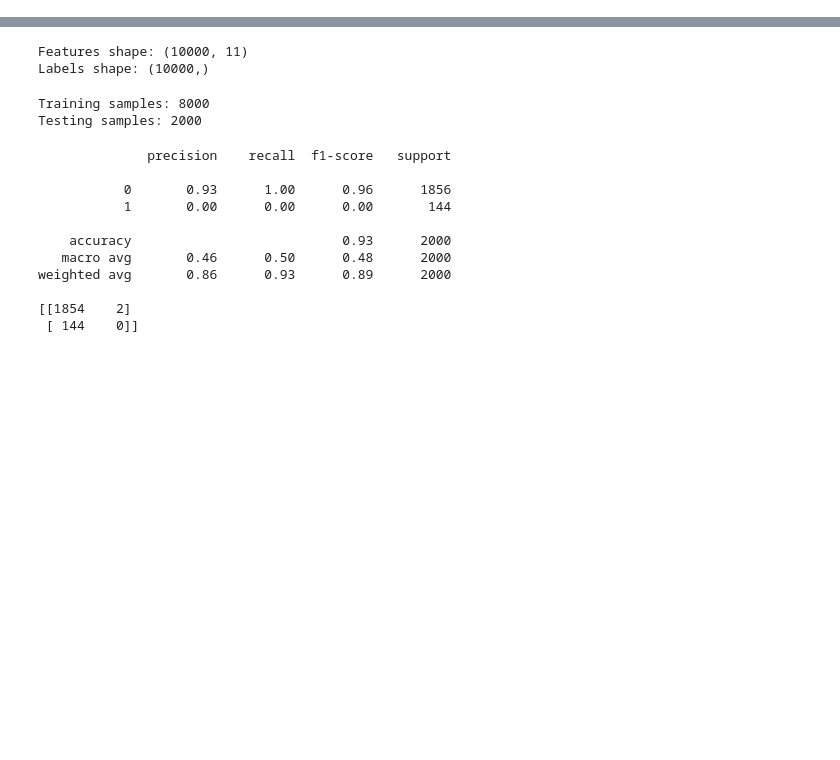
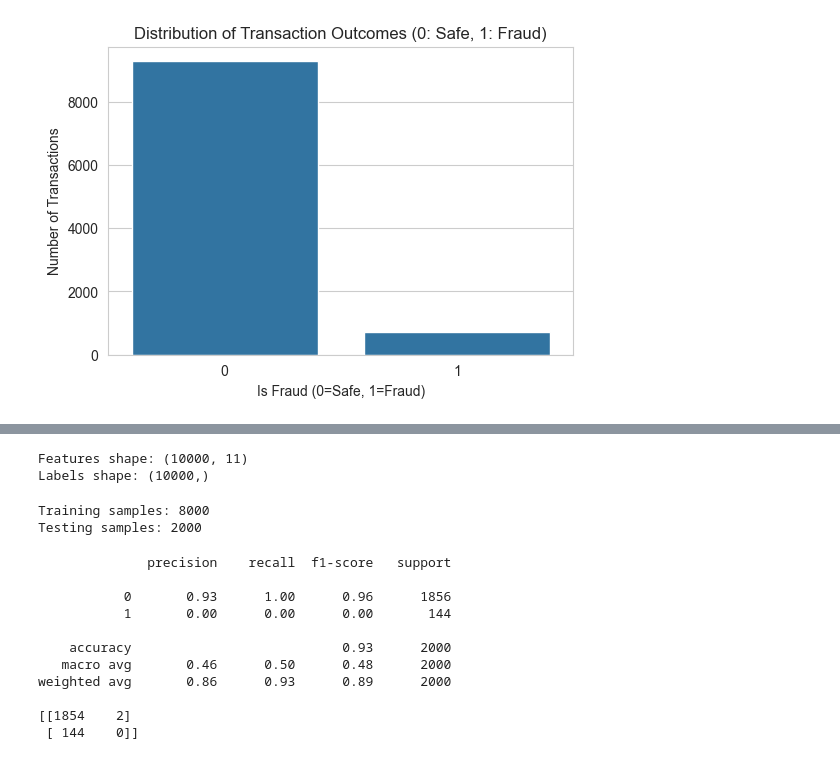
Before and after one commit to Asma-M06/Fraud-Detection, a Jupyter notebook: fraud_detection.ipynb, the cells around one changed output, grey strips where cells are left out. Drawn from its saved outputs; the diff is of its cells as text; code cells hidden in the pictures; blank space fills up the shorter version.

Commit message:
Feat: Integrated comprehensive EDA and initial data insights into notebook

```diff
--- a/fraud_detection.ipynb
+++ b/fraud_detection.ipynb
@@ -15,0 +37,95 @@ data.head()
+# %%
+import matplotlib.pyplot as plt
+import seaborn as sns
+
+# Set plotting style for better visualization
+sns.set_style("whitegrid")
+
+# Load the dataset
+# Make sure 'transactions.csv' is in the current working directory or specify the full path.
+df = pd.read_csv('data/transactions.csv')
+
+# Rename 'label' for consistency with the analysis (as it represents the fraud status)
+df = df.rename(columns={'label': 'is_fraud'})
+
+# ==============================================================================
+# 1. Initial Data Inspection
+# ==============================================================================
+print("--- 1. Initial Data Inspection ---")
+print(f"Dataset Shape: {df.shape}")
+print("\nData Types and Missing Values:")
+df.info()
+print("\nFirst 5 Rows:")
+print(df.head())
+
+# ==============================================================================
+# 2. Target Variable Analysis (Class Imbalance)
+# ==============================================================================
+print("\n" + "="*50)
+print("--- 2. Class Imbalance Check ---")
+fraud_counts = df['is_fraud'].value_counts()
+print("Value Counts:\n", fraud_counts)
+print("\nPercentage:\n", df['is_fraud'].value_counts(normalize=True) * 100)
+
+plt.figure(figsize=(6, 4))
+sns.countplot(x='is_fraud', data=df)
+plt.title('Distribution of Transaction Outcomes (0: Safe, 1: Fraud)')
+plt.xlabel('Is Fraud (0=Safe, 1=Fraud)')
+plt.ylabel('Number of Transactions')
+plt.show()
+
+# ==============================================================================
+# 3. Bivariate Analysis: Numeric Features vs. Fraud
+# ==============================================================================
+numeric_cols = [
+    'amount',
+    'transaction_count_last_1_hour',
+    'location_distance_from_home_km',
+    'average_amount_last_7_days'
+]
+
+print("\n" + "="*50)
+print("--- 3. Numeric Feature Comparison (Fraud vs. Safe) ---")
+numeric_summary = df.groupby('is_fraud')[numeric_cols].agg(['mean', 'median', 'std']).T
+print(numeric_summary)
+
+# Visualize distributions using box plots (excluding extreme outliers for cleaner view)
+plt.figure(figsize=(16, 5))
+for i, col in enumerate(numeric_cols):
+    plt.subplot(1, len(numeric_cols), i + 1)
+    # Using showfliers=False for cleaner charts, as it highlights the main distribution difference
+    sns.boxplot(x='is_fraud', y=col, data=df, palette='Pastel1', showfliers=False)
+    plt.title(f'{col} vs. Is Fraud')
+    plt.xlabel('Is Fraud (0=Safe, 1=Fraud)')
+    plt.tight_layout()
+plt.show()
+
+# ==============================================================================
+# 4. Bivariate Analysis: Categorical Features vs. Fraud Rate
+# ==============================================================================
+categorical_cols = [
+    'location',
+    'device_type',
+    'is_kyc_verified',
+    'is_foreign_device',
+    'previous_fraud_count'
+]
+
+print("\n" + "="*50)
+print("--- 4. Categorical Feature Fraud Rate Analysis ---")
+
+plt.figure(figsize=(20, 5))
+for i, col in enumerate(categorical_cols):
+    # Calculate the mean of 'is_fraud' for each category (this is the fraud rate)
+    fraud_rate = df.groupby(col)['is_fraud'].mean().sort_values(ascending=False)
+
+    plt.subplot(1, 5, i + 1)
+    # Ensure x-axis values are treated as strings for proper bar plotting
+    sns.barplot(x=fraud_rate.index.astype(str), y=fraud_rate.values, palette='viridis')
+    plt.title(f'Fraud Rate by {col}', fontsize=12)
+    plt.ylabel('Fraud Rate (Mean of is_fraud)', fontsize=10)
+    plt.xlabel(col, fontsize=10)
+    plt.xticks(rotation=45, ha='right', fontsize=8)
+    plt.tight_layout()
+plt.show()
+# %% [output]
@@ -15,0 +149 @@ data.head()
+[figure, added]
```
Also changed, not shown: parts of 3 cells of this notebook.
